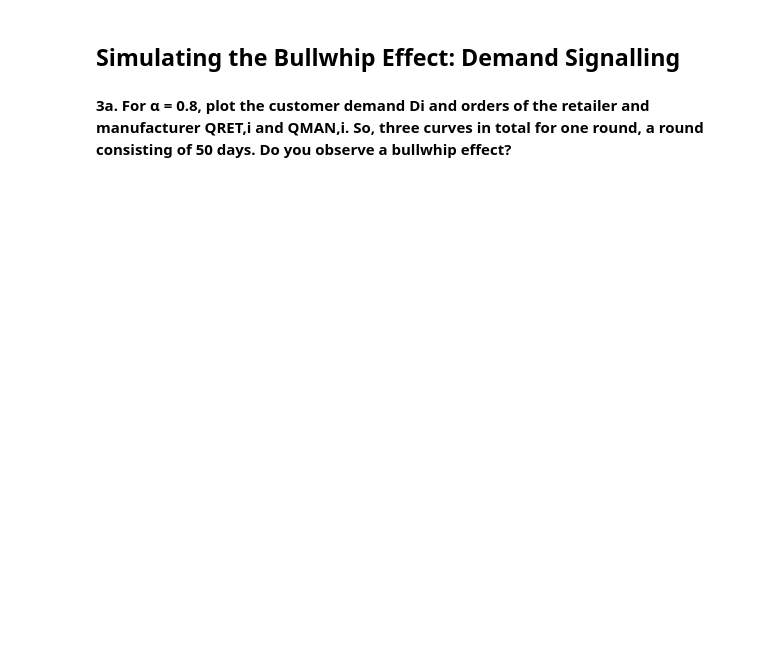
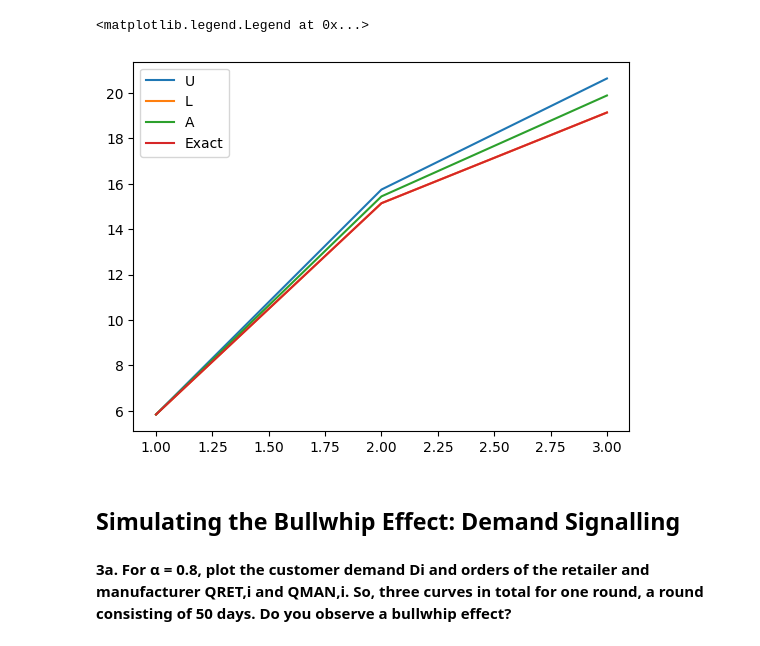
Before and after one commit to AlbinLind/Supply-Chain, a Jupyter notebook: week_4/homework4.ipynb, the cells around one changed output. Cells and saved outputs as stored; diff of their text form; code cells hidden in the pictures; blank space fills up the shorter version.

```diff
--- a/week_4/homework4.ipynb
+++ b/week_4/homework4.ipynb
@@ -0,0 +89,14 @@
+# %%
+from typing import Callable
+
+
+def c_hat(holding_cost, last_c_under) -> Callable[[float], float]:
+    return lambda x: holding_cost * x + last_c_under(x)
+
+def c(c_hat_func, mu, sigma) -> Callable[[float], float]:
+    def expected_value(y):
+        return norm.expect(lambda x: c_hat_func(y-x), loc=mu, scale=sigma)
+    return expected_value
+
+def c_under(c_hat_func, S_star) -> Callable[[float], float]:
+    return lambda x: c_hat_func(min(S_star, x))
@@ -0,0 +137,9 @@
+# %%
+stages = [1, 2, 3, 4, 5]
+local_holding_costs = [3, 4, 3, 0, 0]
+lead_times = [1, 2, 1, 1, 1]
+penalty = 5
+mu = 5
+sigma = 1
+exact_results = get_exact(stages, local_holding_costs, lead_times, penalty, mu, sigma, use_heuristic=True)
+exact_results
@@ -1,3 +158,17 @@
+# %%
+# Plot the exact values in comparison to the heuristic
+upper_bounds = [heuristic_results[stage]["upper"] for stage in stages[:3]]
+lower_bounds = [heuristic_results[stage]["lower"] for stage in stages[:3]]
+approx = [heuristic_results[stage]["approx"] for stage in stages[:3]]
+plt.plot(stages[:3], upper_bounds, label="U")
+plt.plot(stages[:3], lower_bounds, label="L")
+plt.plot(stages[:3], approx, label="A")
+exact = [exact_results[stage] for stage in stages[:3]]
+plt.plot(stages[:3], exact, label="Exact")
+plt.legend()
+# %% [output]
+<matplotlib.legend.Legend at 0x...>
+[figure, added]
 # %% [markdown]
 ## Simulating the Bullwhip Effect: Demand Signalling
 # %% [markdown]
```
Also changed, not shown: parts of 17 cells of this notebook, 2 other files.
